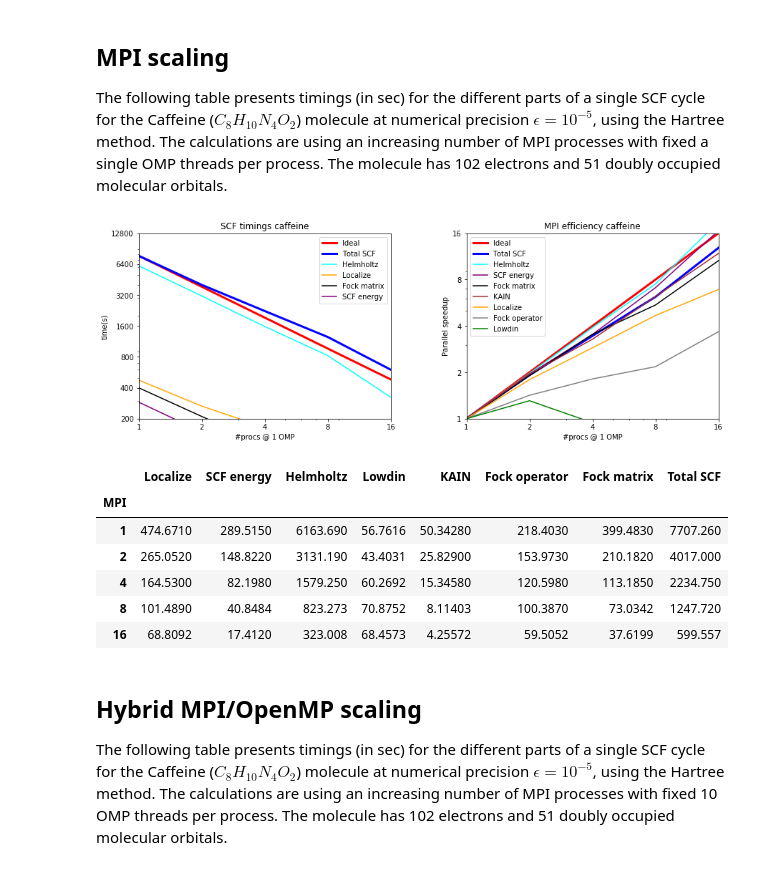
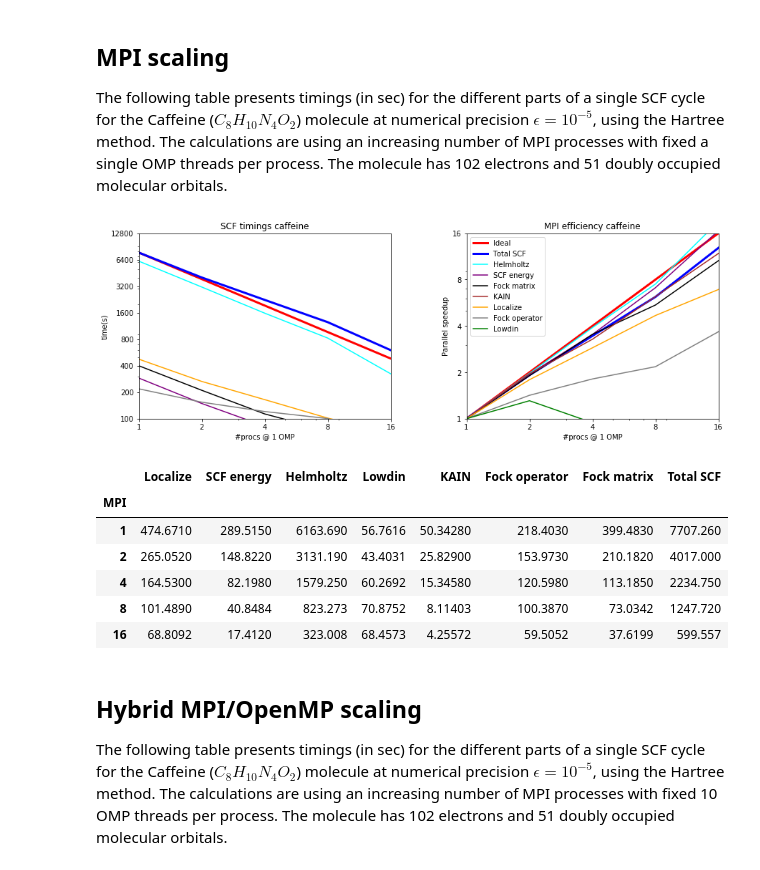
Before and after one commit to MRChemSoft/mrchem-benchmark, a Jupyter notebook: caffeine.ipynb, the cells around one changed output. Drawn from its saved outputs; the diff is of its cells as text; code cells hidden in the pictures.

```diff
--- a/caffeine.ipynb
+++ b/caffeine.ipynb
@@ -122,50 +123,52 @@ omp=1
 ref=1
 mol='caffeine'
 mpi_frame = pd.read_csv("caffeine-Hartree/scf.csv", index_col=[0,2,1])
 mpi_series = mpi_frame.loc[mol,omp]
 
 plt.subplot(121)
 plt.title('SCF timings ' + mol)
 plt.plot(mpi_series.index, ref*mpi_series['Total SCF'][ref]/mpi_series.index, c='red', lw=3, label='Ideal')
-plt.plot(mpi_series['Total SCF'], c='blue', lw=3, label='Total SCF')
-plt.plot(mpi_series['Helmholtz'], c='cyan', label='Helmholtz')
-plt.plot(mpi_series['Localize'], c='orange', label='Localize')
-plt.plot(mpi_series['Fock matrix'], c='black', label='Fock matrix')
-plt.plot(mpi_series['SCF energy'], c='purple', label='SCF energy')
-plt.legend(loc='upper right')
+plt.plot(mpi_series['Total SCF'], c='blue', lw=3)
+plt.plot(mpi_series['Helmholtz'], c='cyan')
+plt.plot(mpi_series['SCF energy'], c='purple')
+plt.plot(mpi_series['Fock matrix'], c='black')
+plt.plot(mpi_series['KAIN'], c='brown')
+plt.plot(mpi_series['Localize'], c='orange')
+plt.plot(mpi_series['Fock operator'], c='gray')
+plt.plot(mpi_series['Lowdin'], c='green')
 plt.yscale('log')
 plt.xscale('log')
-plt.axis([1, 16, 200, 12800])
-plt.yticks([200, 400, 800, 1600, 3200, 6400, 12800], [200, 400, 800, 1600, 3200, 6400, 12800])
+plt.axis([1, 16, 100, 12800])
+plt.yticks([100, 200, 400, 800, 1600, 3200, 6400, 12800], [100, 200, 400, 800, 1600, 3200, 6400, 12800])
 plt.xticks([1, 2, 4, 8, 16], [1, 2, 4, 8, 16])
 plt.ylabel('time(s)')
 plt.xlabel('#procs' + ' @ ' + str(omp) + ' OMP')
 
 plt.subplot(122)
 plt.title('MPI efficiency ' + mol)
 plt.plot(mpi_series.index, mpi_series.index, c='red', lw=3, label='Ideal')
-plt.plot(ref*mpi_series['Total SCF'][ref]/mpi_series['Total SCF'], c='blue', lw=3, label='Total SCF')
-plt.plot(ref*mpi_series['Helmholtz'][ref]/mpi_series['Helmholtz'], c='cyan', label='Helmholtz')
-plt.plot(ref*mpi_series['SCF energy'][ref]/mpi_series['SCF energy'], c='purple', label='SCF energy')
-plt.plot(ref*mpi_series['Fock matrix'][ref]/mpi_series['Fock matrix'], c='black', label='Fock matrix')
-plt.plot(ref*mpi_series['KAIN'][ref]/mpi_series['KAIN'], c='brown', label='KAIN')
-plt.plot(ref*mpi_series['Localize'][ref]/mpi_series['Localize'], c='orange', label='Localize')
-plt.plot(ref*mpi_series['Fock operator'][ref]/mpi_series['Fock operator'], c='gray', label='Fock operator')
-plt.plot(ref*mpi_series['Lowdin'][ref]/mpi_series['Lowdin'], c='green', label='Lowdin')
+plt.plot(ref*mpi_series['Total SCF'][ref]/mpi_series['Total SCF'], c='blue', lw=3)
+plt.plot(ref*mpi_series['Helmholtz'][ref]/mpi_series['Helmholtz'], c='cyan')
+plt.plot(ref*mpi_series['SCF energy'][ref]/mpi_series['SCF energy'], c='purple')
+plt.plot(ref*mpi_series['Fock matrix'][ref]/mpi_series['Fock matrix'], c='black')
+plt.plot(ref*mpi_series['KAIN'][ref]/mpi_series['KAIN'], c='brown')
+plt.plot(ref*mpi_series['Localize'][ref]/mpi_series['Localize'], c='orange')
+plt.plot(ref*mpi_series['Fock operator'][ref]/mpi_series['Fock operator'], c='gray')
+plt.plot(ref*mpi_series['Lowdin'][ref]/mpi_series['Lowdin'], c='green')
 plt.legend(loc='upper left')
 plt.yscale('log')
 plt.xscale('log')
 plt.axis([1, 16, 1, 16])
 plt.yticks([1, 2, 4, 8, 16], [1, 2, 4, 8, 16])
 plt.xticks([1, 2, 4, 8, 16], [1, 2, 4, 8, 16])
 plt.ylabel('Parallel speedup')
 plt.xlabel('#procs' + ' @ ' + str(omp) + ' OMP')
 
 plt.subplots_adjust(top=1.0, bottom=0.1, right=2, wspace=.30)
 plt.show()
 mpi_frame.loc[mol,omp]
 # %% [output]
-[figure, old version]
+[figure, new version]
 |  | Localize | SCF energy | Helmholtz | Lowdin | KAIN | Fock operator | Fock matrix | Total SCF |
 | MPI |  |  |  |  |  |  |  |  |
 | 1 | 474.6710 | 289.5150 | 6163.690 | 56.7616 | 50.34280 | 218.4030 | 399.4830 | 7707.260 |
```
Also changed, not shown: parts of 3 cells of this notebook.
